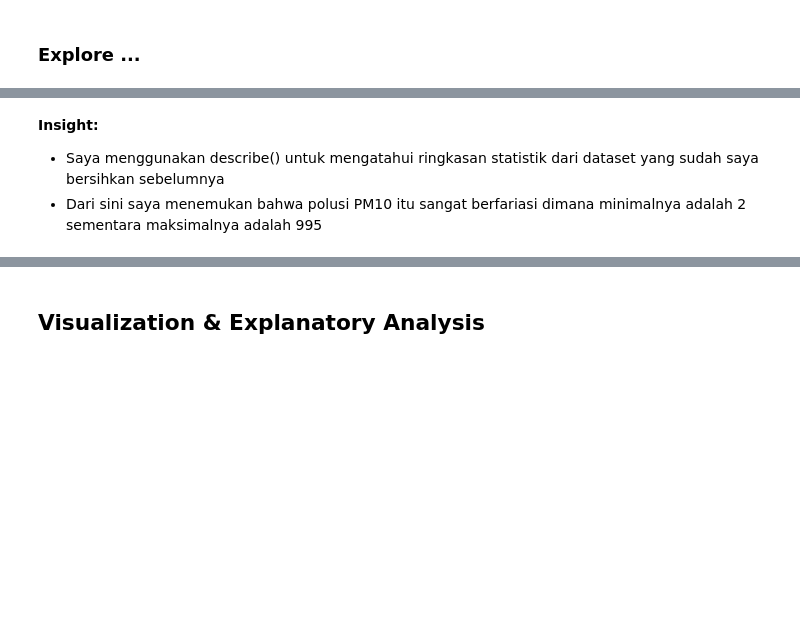
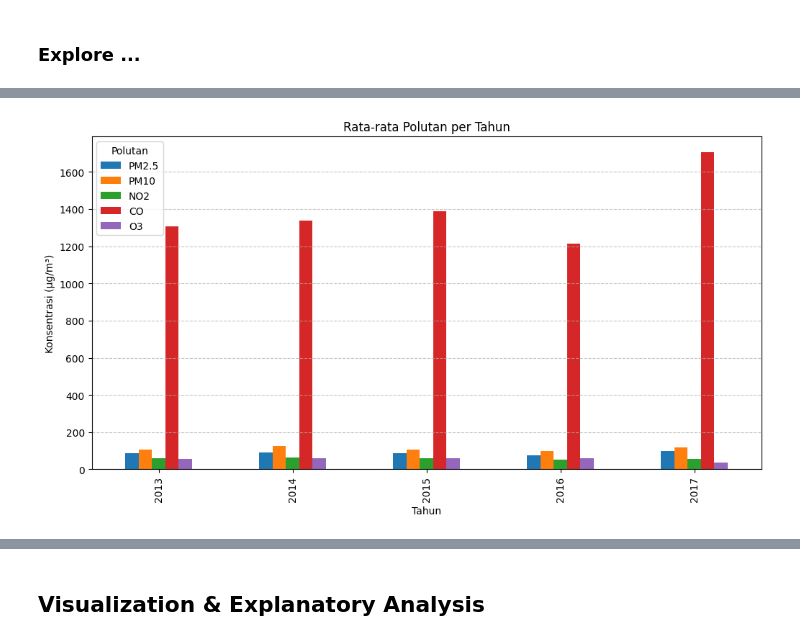
Before and after one commit to ezVlee/project, a Jupyter notebook: Proyek_Analisis_Data.ipynb, the cells around one changed output, grey strips where cells are left out. Cells and saved outputs as stored; diff of their text form; code cells hidden in the pictures; blank space fills up the shorter version.

```diff
--- a/Proyek_Analisis_Data.ipynb
+++ b/Proyek_Analisis_Data.ipynb
@@ -173,7 +173,16 @@ df_cleaned.describe()
 | 50% | 17735.500000 | 2015.000000 | 6.000000 | 16.000000 | 11.000000 | 59.000000 | 86.000000 | 9.000000 | 51.000000 | 900.000000 | 45.000000 | ... |
 | 75% | 26323.750000 | 2016.000000 | 9.000000 | 23.000000 | 18.000000 | 116.000000 | 149.000000 | 23.000000 | 80.000000 | 1600.000000 | 84.000000 | ... |
 | max | 35064.000000 | 2017.000000 | 12.000000 | 31.000000 | 23.000000 | 844.000000 | 995.000000 | 257.000000 | 273.000000 | 10000.000000 | 390.000000 | ... |
-# %% [markdown]
-**Insight:**
-- Saya menggunakan describe() untuk mengatahui ringkasan statistik dari dataset yang sudah saya bersihkan sebelumnya
-- Dari sini saya menemukan bahwa polusi PM10 itu sangat berfariasi dimana minimalnya adalah 2 sementara maksimalnya adalah 995
+# %%
+df_yearly = df_cleaned.groupby('year')[['PM2.5', 'PM10', 'NO2', 'CO', 'O3']].mean()
+df_monthly = df_cleaned.groupby('month')[['PM2.5', 'PM10', 'NO2', 'CO', 'O3']].mean()
+# %%
+df_yearly.plot(kind='bar', figsize=(12, 6))
+plt.title("Rata-rata Polutan per Tahun")
+plt.ylabel("Konsentrasi (µg/m³)")
+plt.xlabel("Tahun")
+plt.legend(title="Polutan")
+plt.grid(axis='y', linestyle='--', alpha=0.7)
+plt.show()
+# %% [output]
+[figure, added]
```
Also changed, not shown: parts of 11 cells of this notebook.
